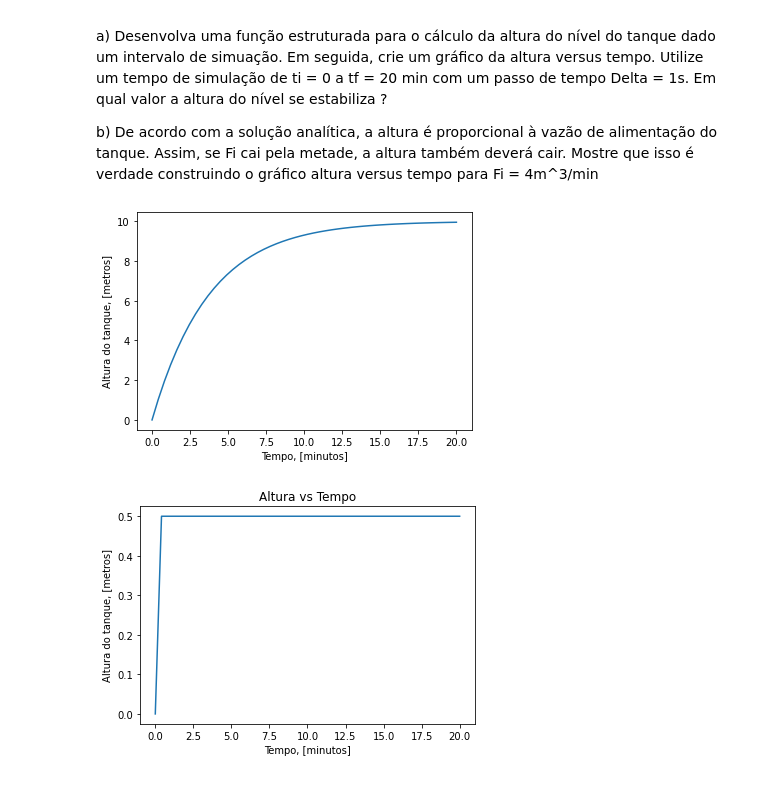
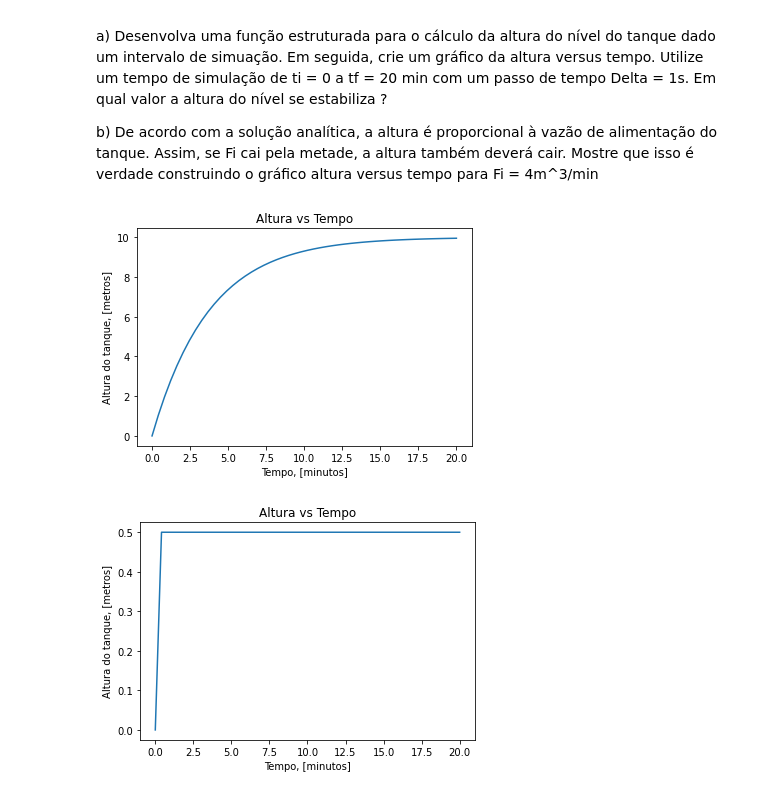
Before and after one commit to Alvaro3110/Engenharia-Quimica, a Jupyter notebook: Tanque_Dinâmico.ipynb, the cells around one changed output. Saved outputs shown, nothing was run; the diff lists cells and outputs as text; code cells hidden in the pictures.

```diff
--- a/Tanque_Dinâmico.ipynb
+++ b/Tanque_Dinâmico.ipynb
@@ -23,31 +23,32 @@ b) De acordo com a solução analítica, a altura é proporcional à vazão de a
 # %%
 import numpy as np
 import math
 from scipy.integrate import odeint
 import matplotlib.pyplot as plt
 
 
 def tank(h,t):
   F0 = 8 #m^3/min
   A = 0.3 #m^2
   R = 0.125 #min/m^2
   h = R*F0*(1-np.exp(-t/(R*A)))
   dhdt = F0/A - (h/(A*R))
   return dhdt
 
 #Vetor de tempo
 t = np.linspace(0,0.2)
 # Condições de Entrada
 h0 = 0
 #Resolução de Equações Diferenciais
 h = odeint(tank,h0,t)
 # Grafico
 plt.plot(t*100,h*10)
+plt.title("Altura vs Tempo")
 plt.xlabel("Tempo, [minutos]")
 plt.ylabel("Altura do tanque, [metros]")
 plt.show()
 # %% [output]
-[figure, old version]
+[figure, new version]
 # %%
 def tank(x,t):
   F0 = 4 #m^3/min
```
